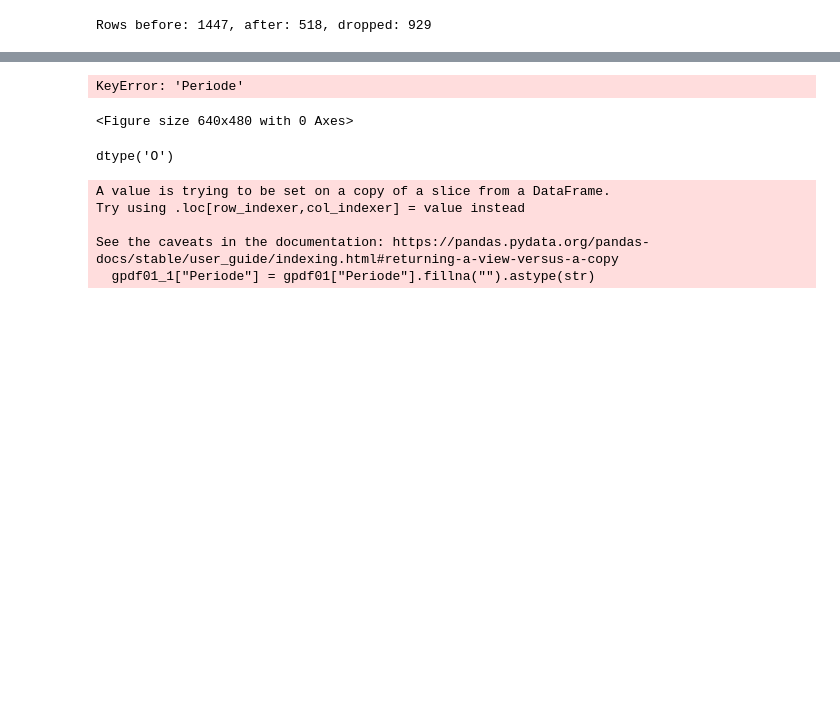
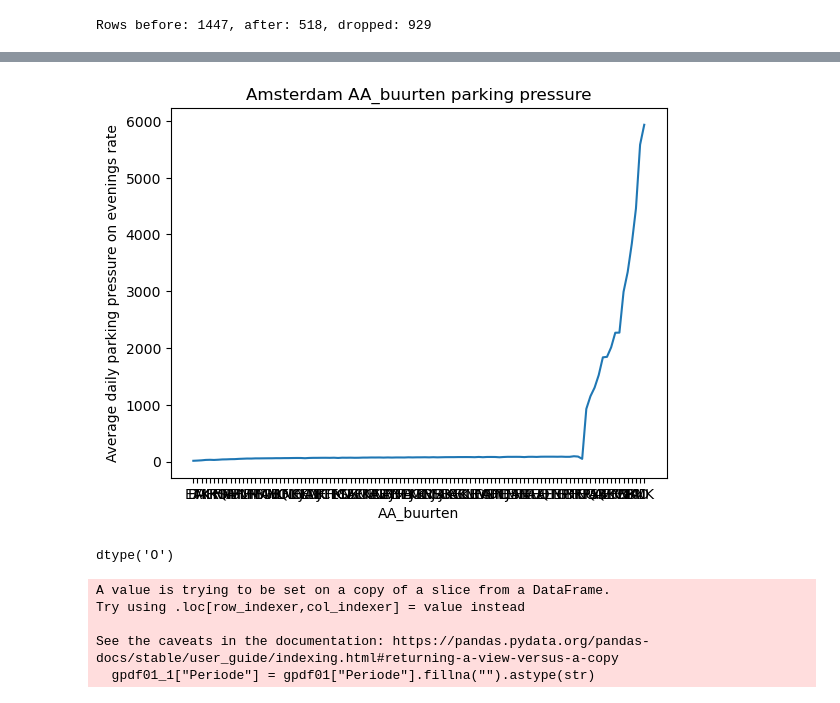
Before and after one commit to bram-villanueva/paper_project, a Jupyter notebook: test.ipynb, the cells around one changed output, grey strips where cells are left out. Cells and saved outputs as stored; diff of their text form; code cells hidden in the pictures; blank space fills up the shorter version.

```diff
--- a/test.ipynb
+++ b/test.ipynb
@@ -138,11 +153,10 @@ LAT             0
 dtype: int64
 # %%
 plt.figure()
-plt.plot(df_avg["Periode"], df_avg["Netto_PKD"])
-plt.xlabel("Date")
-plt.ylabel("Daily parking pressure on evenings rate")
-plt.title("Amsterdam parking pressure over time")
+plt.plot(df_avg2["AA_buurten"], df_avg2["Netto_PKD"])
+plt.xlabel("AA_buurten")
+plt.ylabel("Average daily parking pressure on evenings rate")
+plt.title("Amsterdam AA_buurten parking pressure")
 plt.show()
 # %% [output]
-KeyError: 'Periode'
-<Figure size 640x480 with 0 Axes>
+[figure, added]
```
Also changed, not shown: parts of 3 cells of this notebook.
